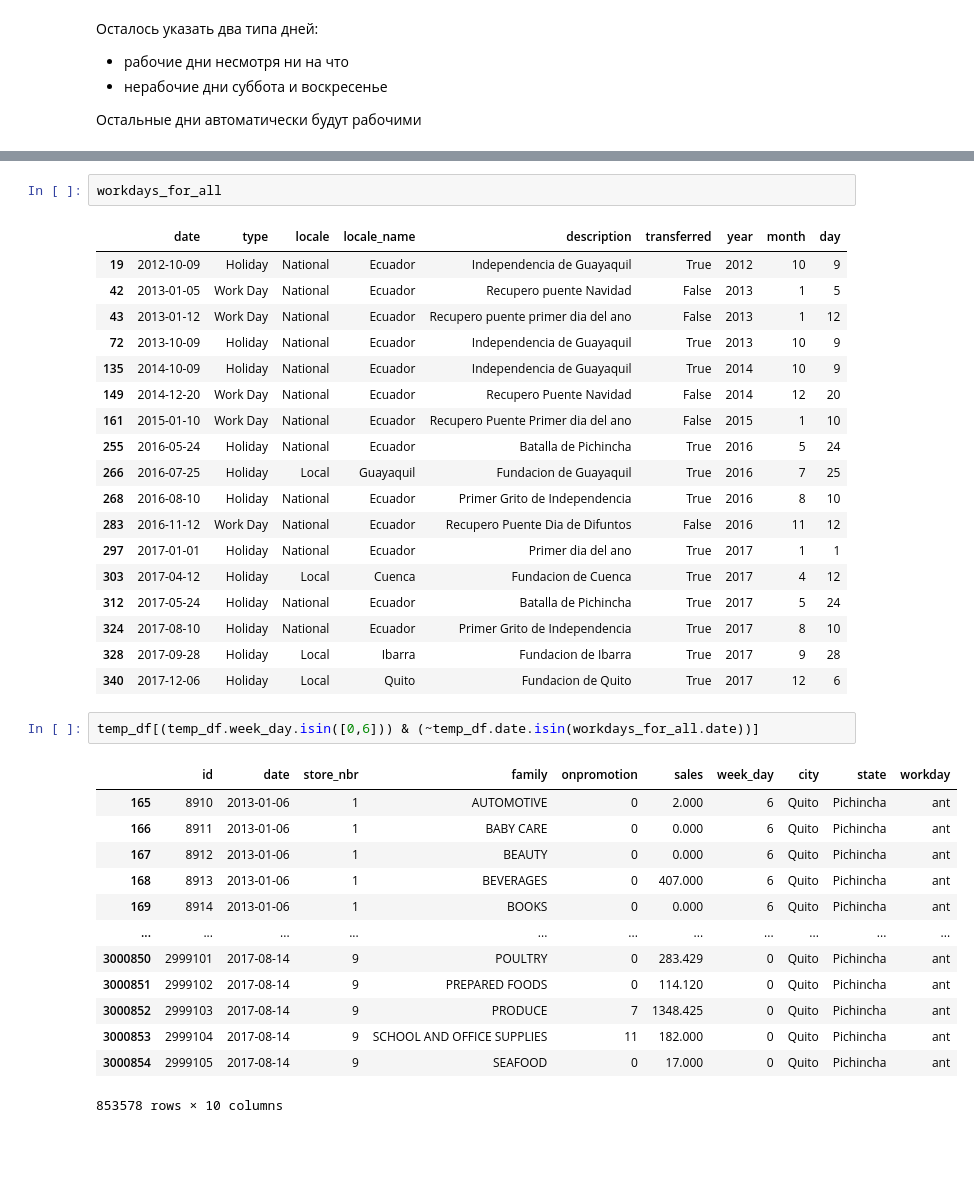
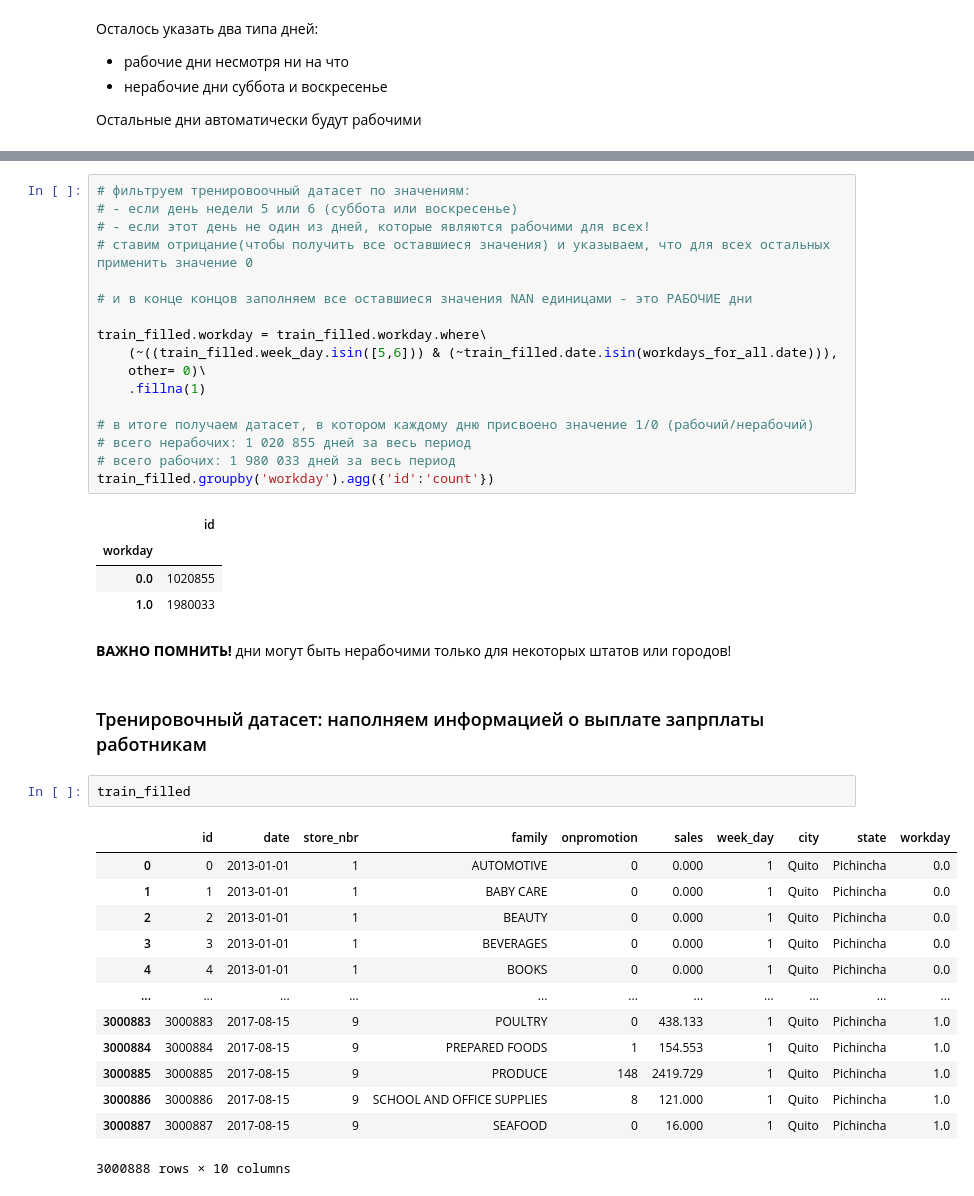
Before and after one commit to anthonypotekhin/kaggle, a Jupyter notebook: store_sales.ipynb, the cells around one changed output, grey strips where cells are left out. Cells and saved outputs as stored; diff of their text form; blank space fills up the shorter version.

```diff
--- a/store_sales.ipynb
+++ b/store_sales.ipynb
@@ -382,37 +400,42 @@ datetime(2016,11,12).weekday()
-# %%
-workdays_for_all
-# %% [output]
-|  | date | type | locale | locale_name | description | transferred | year | month | day |
-| 19 | 2012-10-09 | Holiday | National | Ecuador | Independencia de Guayaquil | True | 2012 | 10 | 9 |
-| 42 | 2013-01-05 | Work Day | National | Ecuador | Recupero puente Navidad | False | 2013 | 1 | 5 |
-| 43 | 2013-01-12 | Work Day | National | Ecuador | Recupero puente primer dia del ano | False | 2013 | 1 | 12 |
-| 72 | 2013-10-09 | Holiday | National | Ecuador | Independencia de Guayaquil | True | 2013 | 10 | 9 |
-| 135 | 2014-10-09 | Holiday | National | Ecuador | Independencia de Guayaquil | True | 2014 | 10 | 9 |
-| 149 | 2014-12-20 | Work Day | National | Ecuador | Recupero Puente Navidad | False | 2014 | 12 | 20 |
-| 161 | 2015-01-10 | Work Day | National | Ecuador | Recupero Puente Primer dia del ano | False | 2015 | 1 | 10 |
-| 255 | 2016-05-24 | Holiday | National | Ecuador | Batalla de Pichincha | True | 2016 | 5 | 24 |
-| 266 | 2016-07-25 | Holiday | Local | Guayaquil | Fundacion de Guayaquil | True | 2016 | 7 | 25 |
-| 268 | 2016-08-10 | Holiday | National | Ecuador | Primer Grito de Independencia | True | 2016 | 8 | 10 |
-| 283 | 2016-11-12 | Work Day | National | Ecuador | Recupero Puente Dia de Difuntos | False | 2016 | 11 | 12 |
-| 297 | 2017-01-01 | Holiday | National | Ecuador | Primer dia del ano | True | 2017 | 1 | 1 |
-| 303 | 2017-04-12 | Holiday | Local | Cuenca | Fundacion de Cuenca | True | 2017 | 4 | 12 |
-| 312 | 2017-05-24 | Holiday | National | Ecuador | Batalla de Pichincha | True | 2017 | 5 | 24 |
-| 324 | 2017-08-10 | Holiday | National | Ecuador | Primer Grito de Independencia | True | 2017 | 8 | 10 |
-| 328 | 2017-09-28 | Holiday | Local | Ibarra | Fundacion de Ibarra | True | 2017 | 9 | 28 |
-| 340 | 2017-12-06 | Holiday | Local | Quito | Fundacion de Quito | True | 2017 | 12 | 6 |
-# %%
-temp_df[(temp_df.week_day.isin([0,6])) & (~temp_df.date.isin(workdays_for_all.date))]
-# %% [output]
-|  | id | date | store_nbr | family | onpromotion | sales | week_day | city | state | workday |
-| 165 | 8910 | 2013-01-06 | 1 | AUTOMOTIVE | 0 | 2.000 | 6 | Quito | Pichincha | ant |
-| 166 | 8911 | 2013-01-06 | 1 | BABY CARE | 0 | 0.000 | 6 | Quito | Pichincha | ant |
-| 167 | 8912 | 2013-01-06 | 1 | BEAUTY | 0 | 0.000 | 6 | Quito | Pichincha | ant |
-| 168 | 8913 | 2013-01-06 | 1 | BEVERAGES | 0 | 407.000 | 6 | Quito | Pichincha | ant |
-| 169 | 8914 | 2013-01-06 | 1 | BOOKS | 0 | 0.000 | 6 | Quito | Pichincha | ant |
-| ... | ... | ... | ... | ... | ... | ... | ... | ... | ... | ... |
-| 3000850 | 2999101 | 2017-08-14 | 9 | POULTRY | 0 | 283.429 | 0 | Quito | Pichincha | ant |
-| 3000851 | 2999102 | 2017-08-14 | 9 | PREPARED FOODS | 0 | 114.120 | 0 | Quito | Pichincha | ant |
-| 3000852 | 2999103 | 2017-08-14 | 9 | PRODUCE | 7 | 1348.425 | 0 | Quito | Pichincha | ant |
-| 3000853 | 2999104 | 2017-08-14 | 9 | SCHOOL AND OFFICE SUPPLIES | 11 | 182.000 | 0 | Quito | Pichincha | ant |
-| 3000854 | 2999105 | 2017-08-14 | 9 | SEAFOOD | 0 | 17.000 | 0 | Quito | Pichincha | ant |
-853578 rows × 10 columns
+# %%
+# фильтруем тренировоочный датасет по значениям:
+# - если день недели 5 или 6 (суббота или воскресенье)
+# - если этот день не один из дней, которые являются рабочими для всех!
+# ставим отрицание(чтобы получить все оставшиеся значения) и указываем, что для всех остальных применить значение 0
+
+# и в конце концов заполняем все оставшиеся значения NAN единицами - это РАБОЧИЕ дни
+
+train_filled.workday = train_filled.workday.where\
+    (~((train_filled.week_day.isin([5,6])) & (~train_filled.date.isin(workdays_for_all.date))),
+    other= 0)\
+    .fillna(1)
+
+# в итоге получаем датасет, в котором каждому дню присвоено значение 1/0 (рабочий/нерабочий)
+# всего нерабочих: 1 020 855 дней за весь период
+# всего рабочих: 1 980 033 дней за весь период
+train_filled.groupby('workday').agg({'id':'count'})
+# %% [output]
+|  | id |
+| workday |  |
+| 0.0 | 1020855 |
+| 1.0 | 1980033 |
+# %% [markdown]
+**ВАЖНО ПОМНИТЬ!** дни могут быть нерабочими только для некоторых штатов или городов!
+# %% [markdown]
+### Тренировочный датасет: наполняем информацией о выплате запрплаты работникам
+# %%
+train_filled
+# %% [output]
+|  | id | date | store_nbr | family | onpromotion | sales | week_day | city | state | workday |
+| 0 | 0 | 2013-01-01 | 1 | AUTOMOTIVE | 0 | 0.000 | 1 | Quito | Pichincha | 0.0 |
+| 1 | 1 | 2013-01-01 | 1 | BABY CARE | 0 | 0.000 | 1 | Quito | Pichincha | 0.0 |
+| 2 | 2 | 2013-01-01 | 1 | BEAUTY | 0 | 0.000 | 1 | Quito | Pichincha | 0.0 |
+| 3 | 3 | 2013-01-01 | 1 | BEVERAGES | 0 | 0.000 | 1 | Quito | Pichincha | 0.0 |
+| 4 | 4 | 2013-01-01 | 1 | BOOKS | 0 | 0.000 | 1 | Quito | Pichincha | 0.0 |
+| ... | ... | ... | ... | ... | ... | ... | ... | ... | ... | ... |
+| 3000883 | 3000883 | 2017-08-15 | 9 | POULTRY | 0 | 438.133 | 1 | Quito | Pichincha | 1.0 |
+| 3000884 | 3000884 | 2017-08-15 | 9 | PREPARED FOODS | 1 | 154.553 | 1 | Quito | Pichincha | 1.0 |
+| 3000885 | 3000885 | 2017-08-15 | 9 | PRODUCE | 148 | 2419.729 | 1 | Quito | Pichincha | 1.0 |
+| 3000886 | 3000886 | 2017-08-15 | 9 | SCHOOL AND OFFICE SUPPLIES | 8 | 121.000 | 1 | Quito | Pichincha | 1.0 |
+| 3000887 | 3000887 | 2017-08-15 | 9 | SEAFOOD | 0 | 16.000 | 1 | Quito | Pichincha | 1.0 |
+3000888 rows × 10 columns
```
Also changed, not shown: parts of 25 cells of this notebook.
